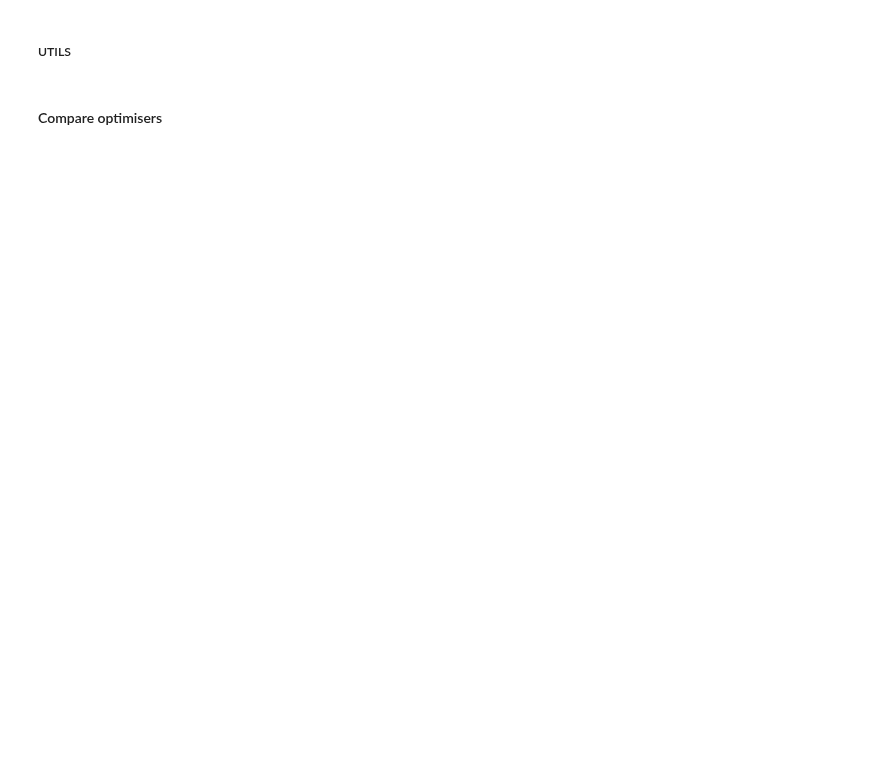
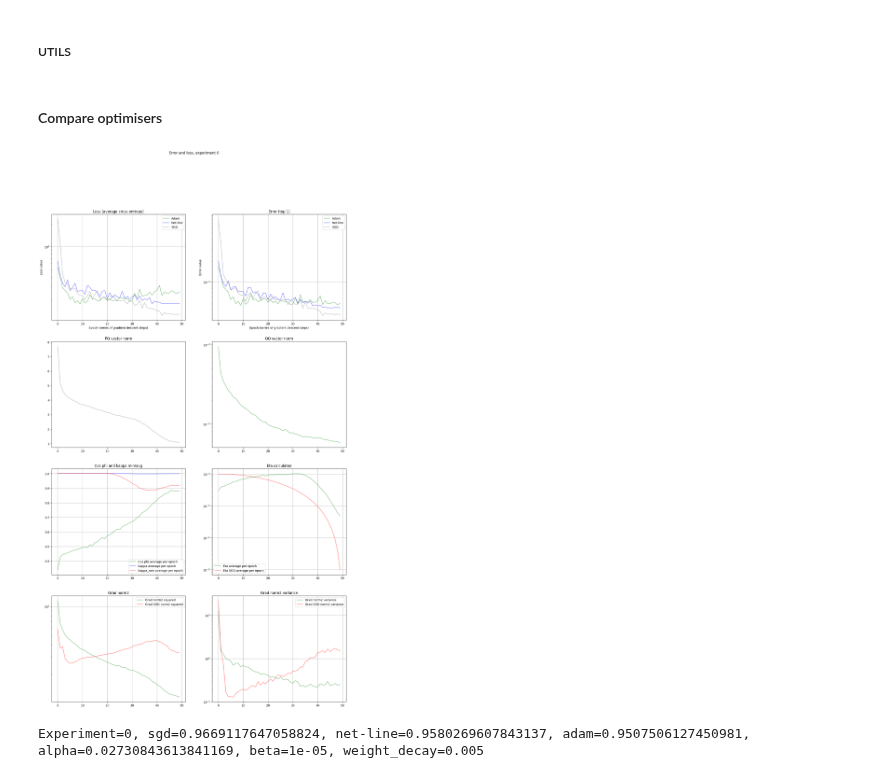
Before and after one commit to vkmbox/adaptive_stepsize, a Jupyter notebook: comparison_svhn_restnet9.ipynb, the cells around one changed output. Cells and saved outputs as stored; diff of their text form; code cells hidden in the pictures; blank space fills up the shorter version.

```diff
--- a/comparison_svhn_restnet9.ipynb
+++ b/comparison_svhn_restnet9.ipynb
@@ -307,9 +304,9 @@ for experiment in range(EXPERIMENTS):
     for epoch in range(EPOCHS_PER_EXPERIMENT):
 
         #alpha for Net-line 2step
-        opt_linestep.alpha = 0.5 #cosine_annealing2_lr(0.8, 0.1, 0, 50, epoch)
+        opt_linestep.alpha = exp_cosine_annealing4_lr(1.0, 0.6, 0.4, 0.025, 6, 0, 5, 30, 50, epoch)
         weight_decay0 = 5e-3
-        opt_linestep.kappa_step_pp = 0.0
+        opt_linestep.kappa_step_pp = cosine_annealing2_lr(0.0, 0.05, 20, 50, epoch)
 
         mt_grad_sga_sq, mt_grad_sga, mt_grad_sga, mt_kappa, mt_kappa_min, mt_adam, mt_netline, mt_sgd, mt_qq, mt_pq, mt_cos, mt_eta, mt_grad_sq, mt_grad = \
             AverageMeter(), AverageMeter(), AverageMeter(), AverageMeter(), AverageMeter(), AverageMeter(), AverageMeter(), AverageMeter(), AverageMeter(), AverageMeter(), AverageMeter(), AverageMeter(), AverageMeter(), AverageMeter()
@@ -323,7 +320,7 @@ for experiment in range(EXPERIMENTS):
             images = images.to(DEVICE)
             labels = labels.to(DEVICE)
 
-            logging.info("####Step with Adam, eta={}".format(opt_adam.param_groups[0]['lr']))
+            #logging.info("####Step with Adam, eta={}".format(opt_adam.param_groups[0]['lr']))
             ns_start = time.time_ns()
             logits0 = net_adam.forward(images)
             loss0 = loss_adam(logits0, labels)
@@ -333,7 +330,7 @@ for experiment in range(EXPERIMENTS):
             ns_end = time.time_ns()
             mt_adam.update(ns_end-ns_start)
 
-            logging.info("####Step with net-line 2step")
+            #logging.info("####Step with net-line 2step")
             ns_start = time.time_ns()
             step_result = opt_linestep.step(labels, images, momentum=0.9, weight_decay=2.5e-4)
             ns_end = time.time_ns()
@@ -347,7 +344,7 @@ for experiment in range(EXPERIMENTS):
             mt_grad.update(math.sqrt(step_result.grad_norm2_squared))
             mt_grad_sq.update(step_result.grad_norm2_squared)
 
-            logging.info("####Step with SGD, eta={}".format(opt_sgd.param_groups[0]['lr']))
+            #logging.info("####Step with SGD, eta={}".format(opt_sgd.param_groups[0]['lr']))
             ns_start = time.time_ns()
             logits1 = net_sgd.forward(images)
             loss1 = loss_sgd(logits1, labels)
@@ -385,33 +382,36 @@ for experiment in range(EXPERIMENTS):
         # testing loop 0-Adam, 1-Net-line 2step, 2-SGD
         acc0, loss0 = test_loop(net_adam)
         experimental_results[experiment, epoch, 0, 0] = acc0
         experimental_results[experiment, epoch, 0, 1] = loss0
 
         acc1, loss1 = test_loop(net_linestep)
         experimental_results[experiment, epoch, 1, 0] = acc1
         experimental_results[experiment, epoch, 1, 1] = loss1
 
         acc2, loss2 = test_loop(net_sgd)
         experimental_results[experiment, epoch, 2, 0] = acc2
         experimental_results[experiment, epoch, 2, 1] = loss2
         experimental_results[experiment, epoch, 2, 6] = schd_sgd.get_last_lr()[0]
         experimental_results[experiment, epoch, 2, 11] = mt_grad_sga.avg
         experimental_results[experiment, epoch, 2, 12] = mt_grad_sga_sq.avg - (mt_grad_sga.avg)**2
 
         schd_sgd.step()
 
         display.clear_output()
         title="Error and loss, experiment {}".format(experiment)
         experiment_comparison(experimental_results[experiment, 0:epoch+1], 0, 100, title=title)
 
         epf = EPOCHS_PER_EXPERIMENT - 1
         for exp in range(experiment):
             print("Experiment={}, sgd={}, net-line={}, adam={}"\
                 .format(exp, experimental_results[exp, epf, 2, 0]\
                         , experimental_results[exp, epf, 1, 0], experimental_results[exp, epf, 0, 0]))
 
         print("Experiment={}, sgd={}, net-line={}, adam={}, alpha={}, beta={}, weight_decay={}"\
             .format(experiment, acc2, acc1, acc0, opt_linestep.alpha, opt_linestep.beta, weight_decay0))
+# %% [output]
+[figure, added]
+Experiment=0, sgd=0.9669117647058824, net-line=0.9580269607843137, adam=0.9507506127450981, alpha=0.02730843613841169, beta=1e-05, weight_decay=0.005
 # %%
 experimental_mean = np.mean(experimental_results, axis=0)
 experimental_var = np.var(experimental_results, axis=0)
```
Also changed, not shown: parts of 4 cells of this notebook, 4 other files.
